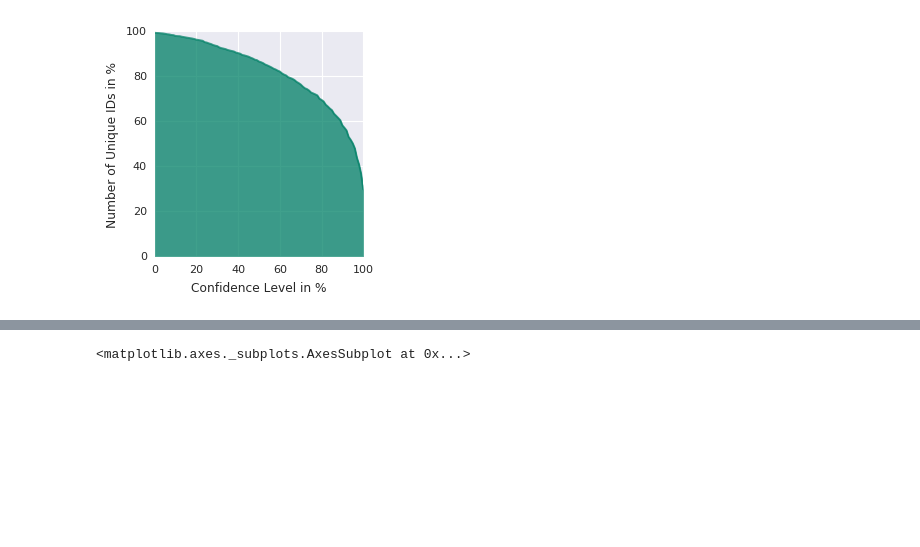
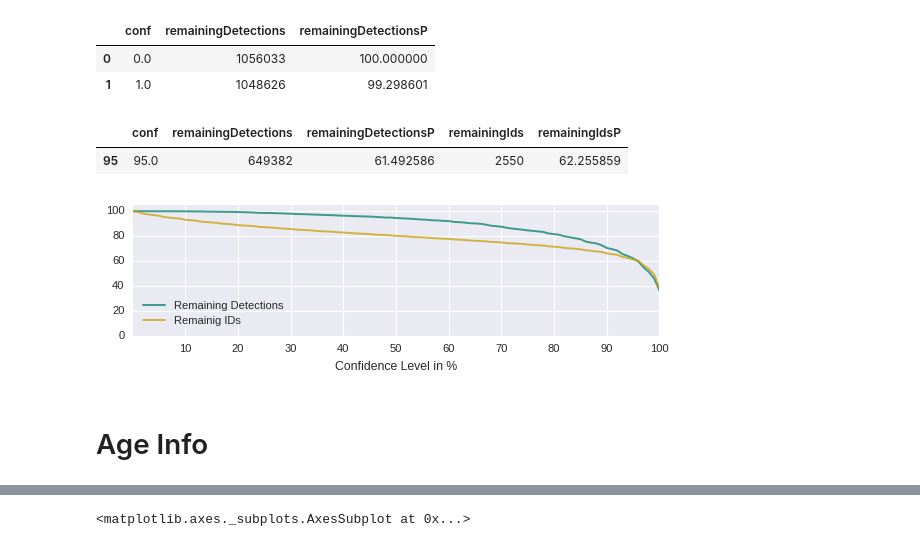
Before and after one commit to aschle/bees-sna, a Jupyter notebook: bib/ConfidenceLevel.ipynb, the cells around one changed output, grey strips where cells are left out. Cells and saved outputs as stored; diff of their text form; code cells hidden in the pictures; blank space fills up the shorter version.

```diff
--- a/bib/ConfidenceLevel.ipynb
+++ b/bib/ConfidenceLevel.ipynb
@@ -27,5 +30,5 @@ end_ts = end_dt.timestamp()
 # %%
-df0 = prep.getDF("/mnt/data2016/",start_ts, end_ts, 0)
-df1 = prep.getDF("/mnt/data2016/",start_ts, end_ts, 1)
-df2 = prep.getDF("/mnt/data2016/",start_ts, end_ts, 2)
-df3 = prep.getDF("/mnt/data2016/",start_ts, end_ts, 3)
+df0 = prep.getDF(path, start_ts, end_ts, 0)
+df1 = prep.getDF(path, start_ts, end_ts, 1)
+df2 = prep.getDF(path, start_ts, end_ts, 2)
+df3 = prep.getDF(path, start_ts, end_ts, 3)
@@ -47,6 +48,6 @@ total = data.shape[0]
 remaining = []
 for i in np.arange(0,1.01, 0.01):
     df = data[data.confidence >= i]
-    remaining.append({'conf': i*100, 'rest': df.shape[0], 'restP': df.shape[0]/total*100})
+    remaining.append({'conf': i*100, 'remainingDetections': df.shape[0], 'remainingDetectionsP': df.shape[0]/total*100})
 # %%
 plotData = DataFrame(remaining)
@@ -64,3 +54,9 @@ plt.savefig('confVSamount.pdf')
+# %%
+plotData.head(2)
+# %% [output]
+|  | conf | remainingDetections | remainingDetectionsP |
+| 0 | 0.0 | 1056033 | 100.000000 |
+| 1 | 1.0 | 1048626 | 99.298601 |
 # %%
 total = 4096
 remainingIDs = []
@@ -68,6 +64,8 @@ for i in np.arange(0,1.01, 0.01):
     df = data[data.confidence >= i]
     ids = len(df.id.unique())
 
-    remainingIDs.append({'conf': i*100, 'rest': ids, 'restP': ids/total*100})
+    remainingIDs.append({'conf': i*100, 'remainingIds': ids, 'remainingIdsP': ids/total*100})
 # %%
 plotDataIDs = DataFrame(remainingIDs)
+# %%
+plotDataAll = plotData.merge(plotDataIDs,on='conf')
@@ -74,11 +74,16 @@ plotDataIDs = DataFrame(remainingIDs)
+# %%
+plotDataAll.query('conf == 95.0')
+# %% [output]
+|  | conf | remainingDetections | remainingDetectionsP | remainingIds | remainingIdsP |
+| 95 | 95.0 | 649382 | 61.492586 | 2550 | 62.255859 |
 # %%
 fig, ax = plt.subplots()
-ax = plotDataIDs.plot(x='conf', y='restP', kind='area', alpha=0.75, ax=ax, colormap='summer', legend=False)
-#ax.set_title('Unique IDs & Confidence Level')
+ax = plotDataAll.plot(x='conf', y=['remainingIdsP', 'remainingDetectionsP'], alpha=0.75, ax=ax, color=['#007f66', '#cb9f0a'], ylim=(0,105), xlim=(0,100))
 ax.set_xlabel('Confidence Level in %')
-ax.set_ylabel('Number of Unique IDs in %')
-fig.set_size_inches(5.91553/2,3)
+ax.legend(['Remaining Detections', 'Remainig IDs'], loc=3)
+ax.set_xticks([10,20,30,40,50,60,70,80,90,100])
+fig.set_size_inches(5.91553, 5.91553/3)
 plt.tight_layout()
 plt.savefig('confVSids.pdf')
 # %% [output]
-[figure, old version]
+[figure, new version]
@@ -87 +90,3 @@ aa = ht.get_all_bees_age(start_dt)
+# %% [markdown]
+# Age Info
 # %%
```
Also changed, not shown: parts of 75 cells of this notebook, 36 other files.
